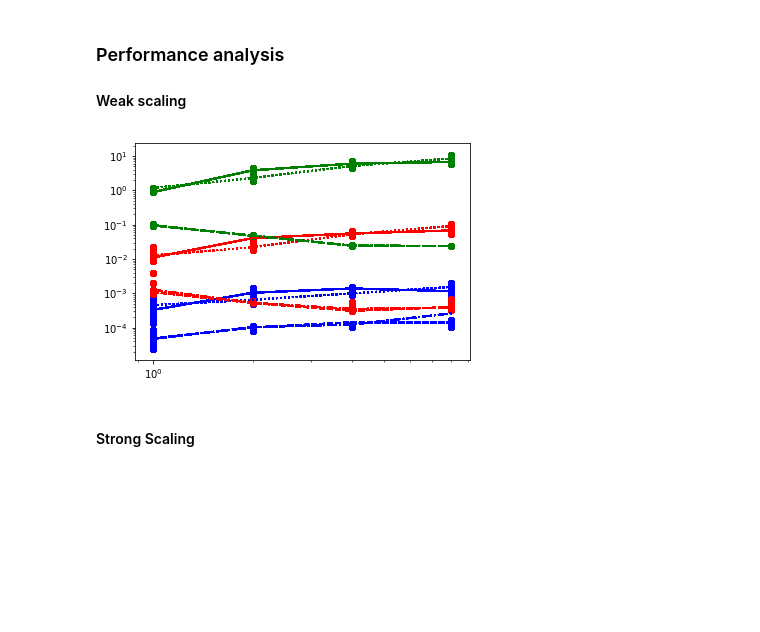
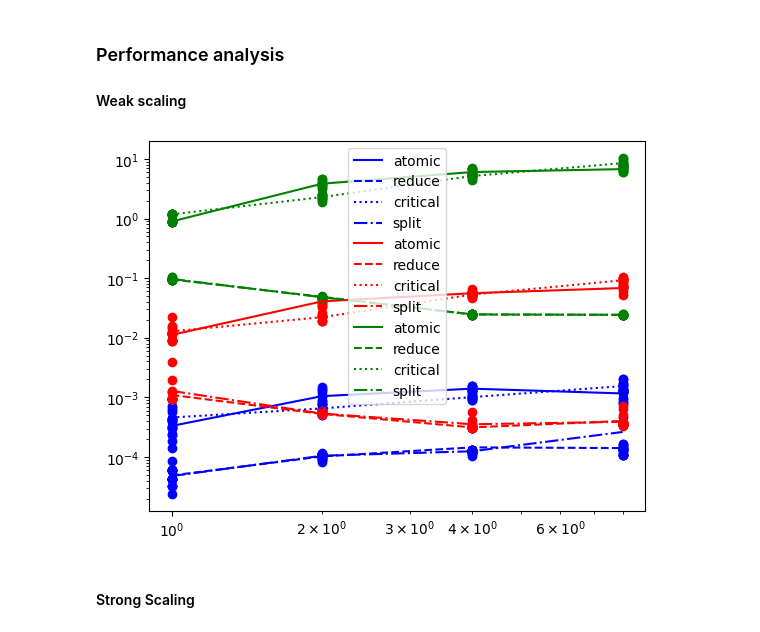
Before and after one commit to Hugo91160/OT5, a Jupyter notebook: openmp_tp.ipynb, the cells around one changed output. Saved outputs shown, nothing was run; the diff lists cells and outputs as text; code cells hidden in the pictures; blank space fills up the shorter version.

Commit message:
Fixing weak scaling plot

```diff
--- a/openmp_tp.ipynb
+++ b/openmp_tp.ipynb
@@ -63,62 +63,41 @@ for nsteps in num_steps:
 # %%
 import matplotlib.pyplot as plt
 import numpy as np
 from numpy import genfromtxt
 
 import pandas as pd
 
 import warnings
 warnings.filterwarnings('ignore')
 
 df = pd.read_csv('pi_stats.csv',header=None,names=['version','nbcore','num_steps','runtime'],dtype={
                      'version': str,
                      'nbcore': int,
                      'num_steps' : int,
                      'runtime' : float
                  })
 
 color_num_steps = {10000 : "blue", 1000000 : "red", 100000000 : "green"}
+linestyle_version = {"atomic" : "solid", "reduce" : "dashed", "critical" : "dotted", "split" : "dashdot"}
 
-for num_steps in df['num_steps']:
-    df_plot = df[(df['num_steps'] == int(num_steps))]
-    df_plot = df_plot[df_plot['version'] == "atomic"]
+for num_steps in color_num_steps:
+    for version in linestyle_version:
 
-    mean_stats = df_plot.groupby(['num_steps','version','nbcore']).mean().reset_index()
+        df_plot = df[(df['num_steps'] == num_steps) & (df['version'] == version)]
+        mean_stats = df_plot.groupby(['num_steps','version','nbcore']).mean().reset_index()
 
-    plt.plot(mean_stats['nbcore'], mean_stats['runtime'],linestyle="solid",color=color_num_steps[num_steps], label='atomic')
-    plt.yscale('log')
-    plt.xscale('log')
-    plt.scatter(df_plot['nbcore'], df_plot['runtime'],color=color_num_steps[num_steps])
+        plt.plot(mean_stats['nbcore'], mean_stats['runtime'],linestyle=linestyle_version[version],color=color_num_steps[num_steps], label=version)
+        plt.yscale('log')
+        plt.xscale('log')
+        plt.scatter(df_plot['nbcore'], df_plot['runtime'],color=color_num_steps[num_steps])
 
-    df_plot = df[(df['num_steps'] == num_steps) & (df['version'] == "reduce")]
-    mean_stats = df_plot.groupby(['num_steps','version','nbcore']).mean().reset_index()
 
-    plt.plot(mean_stats['nbcore'], mean_stats['runtime'],linestyle="dashed",color=color_num_steps[num_steps], label='reduce')
-    plt.yscale('log')
-    plt.xscale('log')
-    plt.scatter(df_plot['nbcore'], df_plot['runtime'],color=color_num_steps[num_steps])
-
-    df_plot = df[(df['num_steps'] == num_steps) & (df['version'] == "critical")]
-    mean_stats = df_plot.groupby(['num_steps','version','nbcore']).mean().reset_index()
-
-    plt.plot(mean_stats['nbcore'], mean_stats['runtime'],linestyle="dotted",color=color_num_steps[num_steps], label='critical')
-    plt.yscale('log')
-    plt.xscale('log')
-    plt.scatter(df_plot['nbcore'], df_plot['runtime'],color=color_num_steps[num_steps])
-
-    df_plot = df[(df['num_steps'] == num_steps) & (df['version'] == "split")]
-    mean_stats = df_plot.groupby(['num_steps','version','nbcore']).mean().reset_index()
-
-    plt.plot(mean_stats['nbcore'], mean_stats['runtime'],linestyle="dashdot",color=color_num_steps[num_steps], label='split')
-    plt.yscale('log')
-    plt.xscale('log')
-    plt.scatter(df_plot['nbcore'], df_plot['runtime'],color=color_num_steps[num_steps])
 
 # TODO : make the legend correctly
-#plt.legend()
+plt.legend()
 plt.show()
 # %% [output]
-[figure, old version]
+[figure, new version]
 # %% [markdown]
 #### Strong Scaling
 # %%
```
